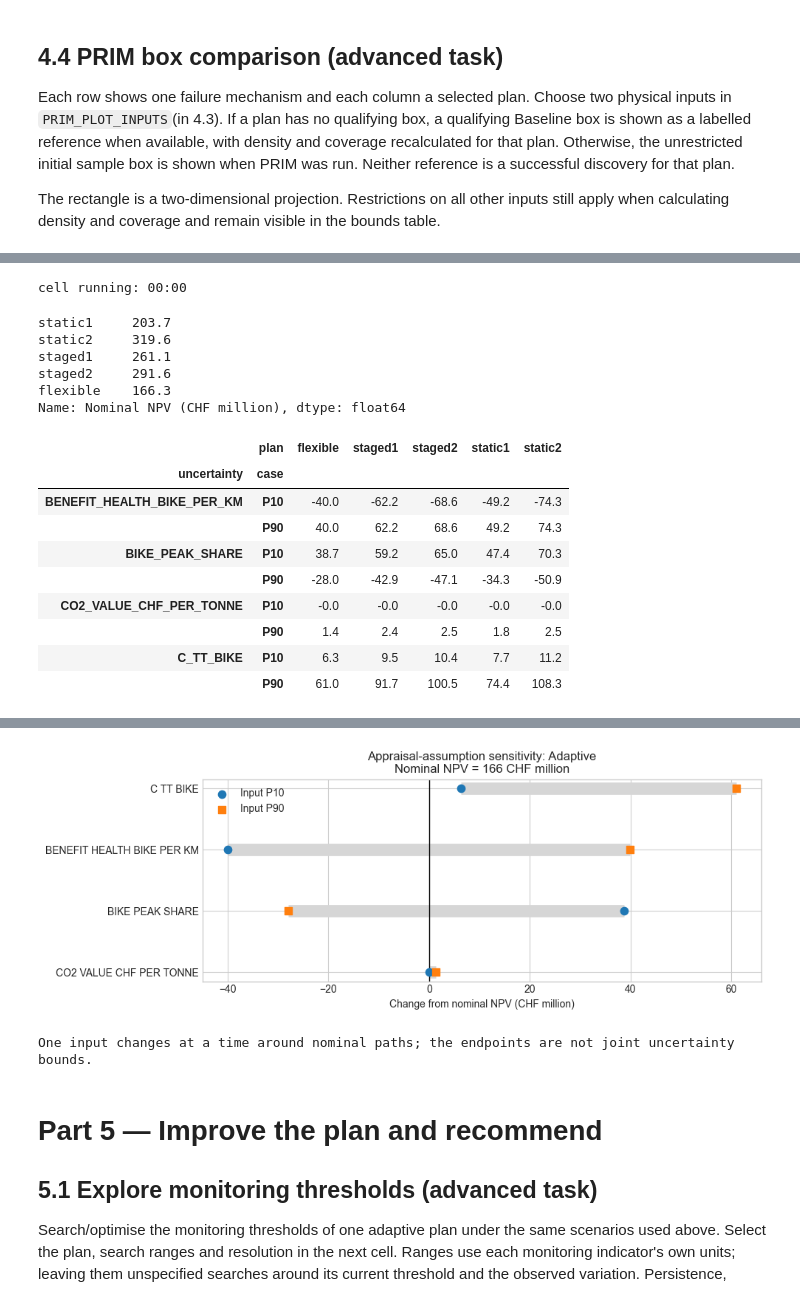
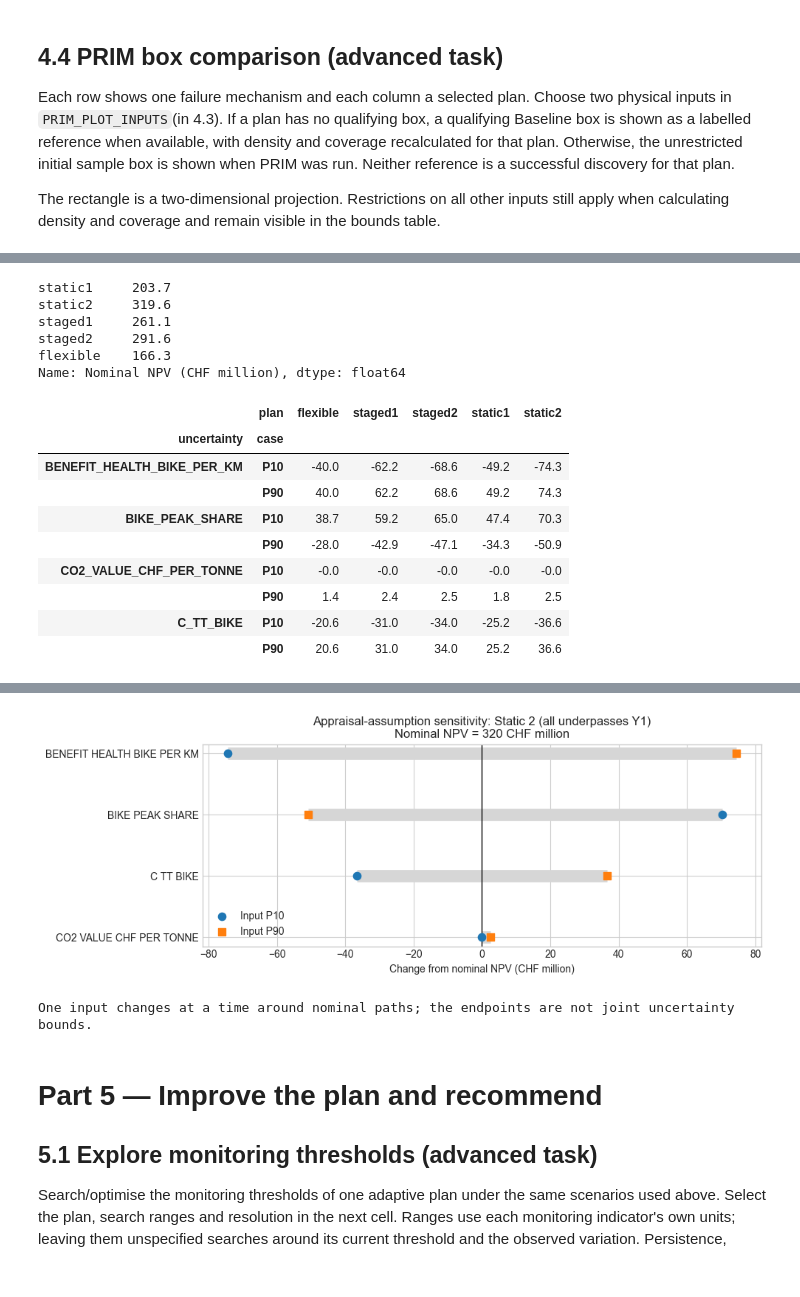
Before and after one commit to saadey-ip/IP-HS26-Veloschnellroute, a Jupyter notebook: notebooks/05_appraisal.ipynb, the cells around one changed output, grey strips where cells are left out. Cells and saved outputs as stored; diff of their text form; code cells hidden in the pictures.

```diff
--- a/notebooks/05_appraisal.ipynb
+++ b/notebooks/05_appraisal.ipynb
@@ -2346,18 +2324,23 @@ To identify the conditions under which plans succeed or fail, we apply a two-tie
 
 The next cell computes, for every plan, the Spearman rank correlation between selected scenario uncertainties and NPV or its components, all relative to the same-scenario baseline. Positive correlation means higher input values are associated with a higher NPV contribution. Correlation is descriptive, not proof of causation; constant outcomes have no defined correlation.
 # %%
-# Select scenario inputs, combined benefit categories and displayed plans.
 DRIVER_INPUTS = SAMPLED_NAMES.copy()
 DRIVER_OUTCOMES = [
-    'NPV_MCHF', 'NPV_car_time_MCHF', 'NPV_pt_time_MCHF',
-    'NPV_pt_crowding_MCHF', 'NPV_inv_MCHF', 'NPV_op_MCHF',
+    "NPV_MCHF",
+    "NPV_bike_time_MCHF",
+    "NPV_bike_health_MCHF",
+    "NPV_car_time_MCHF",
+    "NPV_inv_MCHF",
+    "NPV_op_MCHF",
 ]
-DRIVER_PLOT_PLANS = list(dict.fromkeys(COMPARISON_PLANS + ([ADAPTIVE_PLAN] if ADAPTIVE_PLAN else [])))
-# Replace DRIVER_PLOT_PLANS with a list of available plan IDs to focus this figure.
+DRIVER_PLOT_PLANS = ["static2", "staged2", "flexible"]
 DRIVER_OUTCOME_LABELS = {
-    'NPV_MCHF': 'Net NPV', 'NPV_car_time_MCHF': 'Road time',
-    'NPV_pt_time_MCHF': 'PT IVT', 'NPV_pt_crowding_MCHF': 'PT crowding',
-    'NPV_inv_MCHF': 'CAPEX', 'NPV_op_MCHF': 'OPEX',
+    "NPV_MCHF": "Net NPV",
+    "NPV_bike_time_MCHF": "Cycling time",
+    "NPV_bike_health_MCHF": "Cycling health",
+    "NPV_car_time_MCHF": "Road time",
+    "NPV_inv_MCHF": "CAPEX",
+    "NPV_op_MCHF": "OPEX",
 }
 
 unknown = set(DRIVER_INPUTS) - set(physical_scenario_inputs.columns)
@@ -2509,16 +2490,13 @@ PRIM is run separately for negative NPV and for each active physical requirement
 
 The selected box must reach 75% failure density and restrict at least one input. Among qualifying boxes, the one covering the most failures is selected. If none qualifies, the unrestricted initial box is retained as a clearly labelled reference.
 # %%
-PRIM_INPUTS = SAMPLED_NAMES.copy()
-PRIM_PLANS = list(dict.fromkeys(COMPARISON_PLANS + ([ADAPTIVE_PLAN] if ADAPTIVE_PLAN else [])))
-# Add 'baseline' to PRIM_PLANS when a physical reference comparison is useful.
+PRIM_INPUTS = ["PASSENGER_DEMAND_GROWTH", "BIKE_ASC_SHIFT", "EBIKE_SHARE"]
+PRIM_PLANS = ["baseline", "static1", "static2", "flexible"]
 PRIM_MECHANISMS = list(vulnerability_labels)
-PRIM_PLOT_INPUTS = list(dict.fromkeys(
-    [name for name in ('PASSENGER_DEMAND_GROWTH', 'PT_ASC_SHIFT') if name in PRIM_INPUTS] + PRIM_INPUTS
-))[:2]  # Choose any two selected physical inputs for the projection.
+PRIM_PLOT_INPUTS = ["BIKE_ASC_SHIFT", "EBIKE_SHARE"]
 PRIM_DENSITY_THRESHOLD = 0.75
 MIN_CASES_PER_CLASS_FOR_PRIM = 15
-PRIM_FOCUS = ('negative_npv', ADAPTIVE_PLAN)  # (mechanism, plan) for the peeling-trajectory plot
+PRIM_FOCUS = ("requirement_1", "baseline")
 
 if len(set(PRIM_INPUTS)) != len(PRIM_INPUTS) or any(name not in SAMPLED_NAMES for name in PRIM_INPUTS):
     raise ValueError('PRIM_INPUTS must contain distinct selected uncertainty names.')
@@ -2710,13 +2690,15 @@ SENSITIVITY_UNCERTAINTIES = ALL
 sensitivity_names = [name for name in uc.select_uncertainties(SENSITIVITY_UNCERTAINTIES, use="sensitivity")
                      if not uc.is_deterministic(name)]
 SENSITIVITY_QUANTILES = {"P10": 0.10, "P90": 0.90}
-SENSITIVITY_PLAN = (ADAPTIVE_PLAN if ADAPTIVE_PLAN in PLANS and ADAPTIVE_PLAN != "baseline"
-                    else next((plan for plan in PLANS if plan != "baseline"), None))
+SENSITIVITY_PLAN = "static2"
+# SENSITIVITY_PLAN = (ADAPTIVE_PLAN if ADAPTIVE_PLAN in PLANS and ADAPTIVE_PLAN != "baseline"
+                    #else next((plan for plan in PLANS if plan != "baseline"), None))
 # Add units here for any other selected appraisal assumptions.
 SENSITIVITY_UNITS = {
+    "BIKE_PEAK_SHARE": "fraction of daily cycling trips",
     "CO2_VALUE_CHF_PER_TONNE": "CHF/tonne CO2",
-    "NUMBER_OF_PEAK_HOURS": "hours/day",
-    "DISCOUNT_RATE": "fraction/year",
+    "C_TT_BIKE": "CHF/person-hour",
+    "BENEFIT_HEALTH_BIKE_PER_KM": "CHF/person-km",
 }
 if not SENSITIVITY_QUANTILES or any(not np.isfinite(q) or not 0 <= q <= 1 for q in SENSITIVITY_QUANTILES.values()):
     raise ValueError("SENSITIVITY_QUANTILES must contain labelled quantiles between 0 and 1.")
@@ -2796,13 +2778,12 @@ if sensitivity_names:
 else:
     print("No appraisal-assumption sensitivities selected.")
 # %% [output]
-cell running: 00:00
+static1     203.7
+static2     319.6
+staged1     261.1
+staged2     291.6
+flexible    166.3
+Name: Nominal NPV (CHF million), dtype: float64
-static1     203.7
-static2     319.6
-staged1     261.1
-staged2     291.6
-flexible    166.3
-Name: Nominal NPV (CHF million), dtype: float64
 |  | plan | flexible | staged1 | staged2 | static1 | static2 |
 | uncertainty | case |  |  |  |  |  |
 | BENEFIT_HEALTH_BIKE_PER_KM | P10 | -40.0 | -62.2 | -68.6 | -49.2 | -74.3 |
@@ -2811,6 +2792,6 @@ Name: Nominal NPV (CHF million), dtype: float64
 |  | P90 | -28.0 | -42.9 | -47.1 | -34.3 | -50.9 |
 | CO2_VALUE_CHF_PER_TONNE | P10 | -0.0 | -0.0 | -0.0 | -0.0 | -0.0 |
 |  | P90 | 1.4 | 2.4 | 2.5 | 1.8 | 2.5 |
-| C_TT_BIKE | P10 | 6.3 | 9.5 | 10.4 | 7.7 | 11.2 |
-|  | P90 | 61.0 | 91.7 | 100.5 | 74.4 | 108.3 |
+| C_TT_BIKE | P10 | -20.6 | -31.0 | -34.0 | -25.2 | -36.6 |
+|  | P90 | 20.6 | 31.0 | 34.0 | 25.2 | 36.6 |
 |  | uncertainty | case | input_start | input_end | units | input_basis |
@@ -2825,5 +2806,5 @@ Name: Nominal NPV (CHF million), dtype: float64
-[figure, old version]
+[figure, new version]
-One input changes at a time around nominal paths; the endpoints are not joint uncertainty bounds.
+One input changes at a time around nominal paths; the endpoints are not joint uncertainty bounds.
 # %% [markdown]
 # Part 5 — Improve the plan and recommend
 
```
Also changed, not shown: parts of 29 cells of this notebook, 1 other file.
